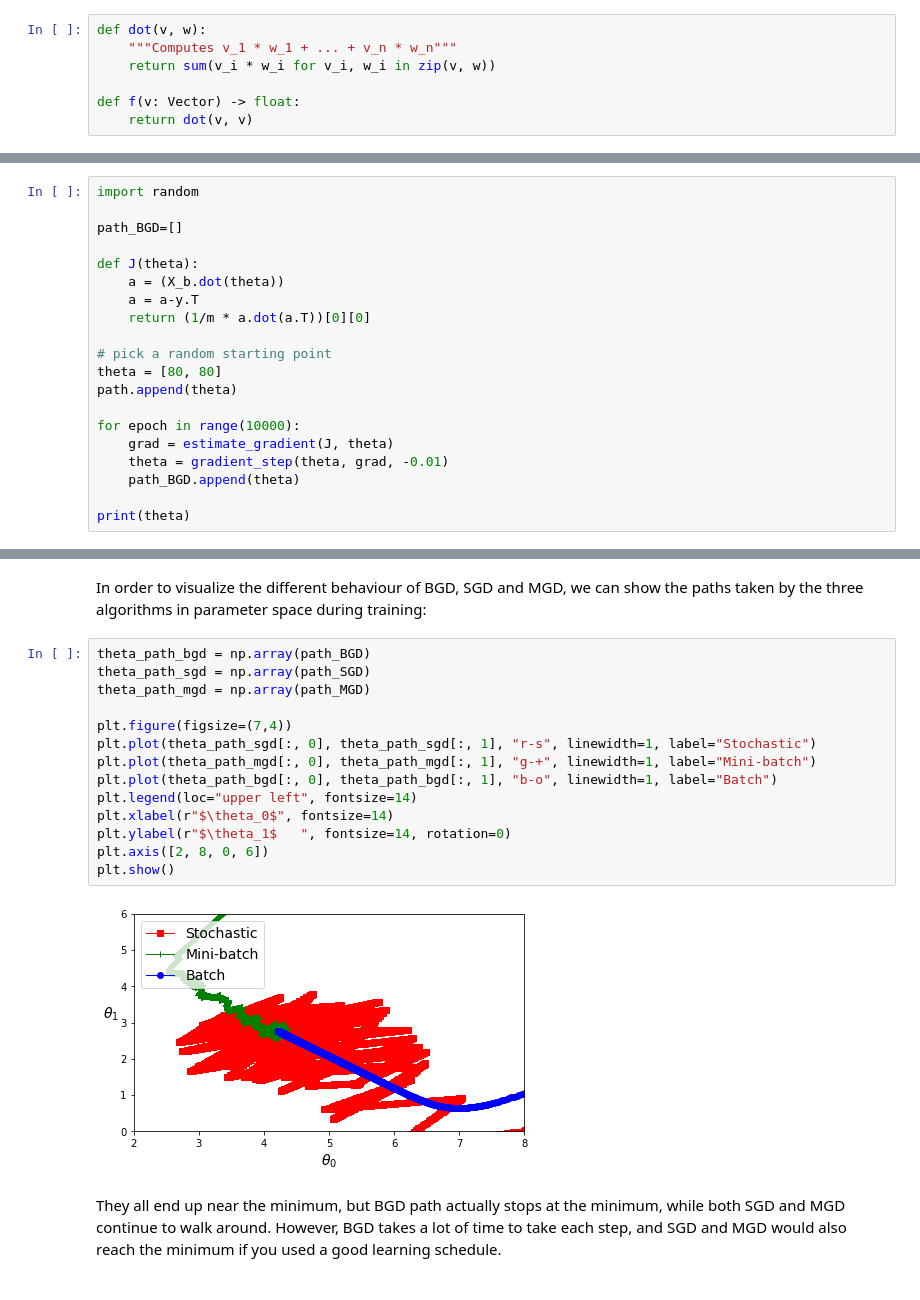
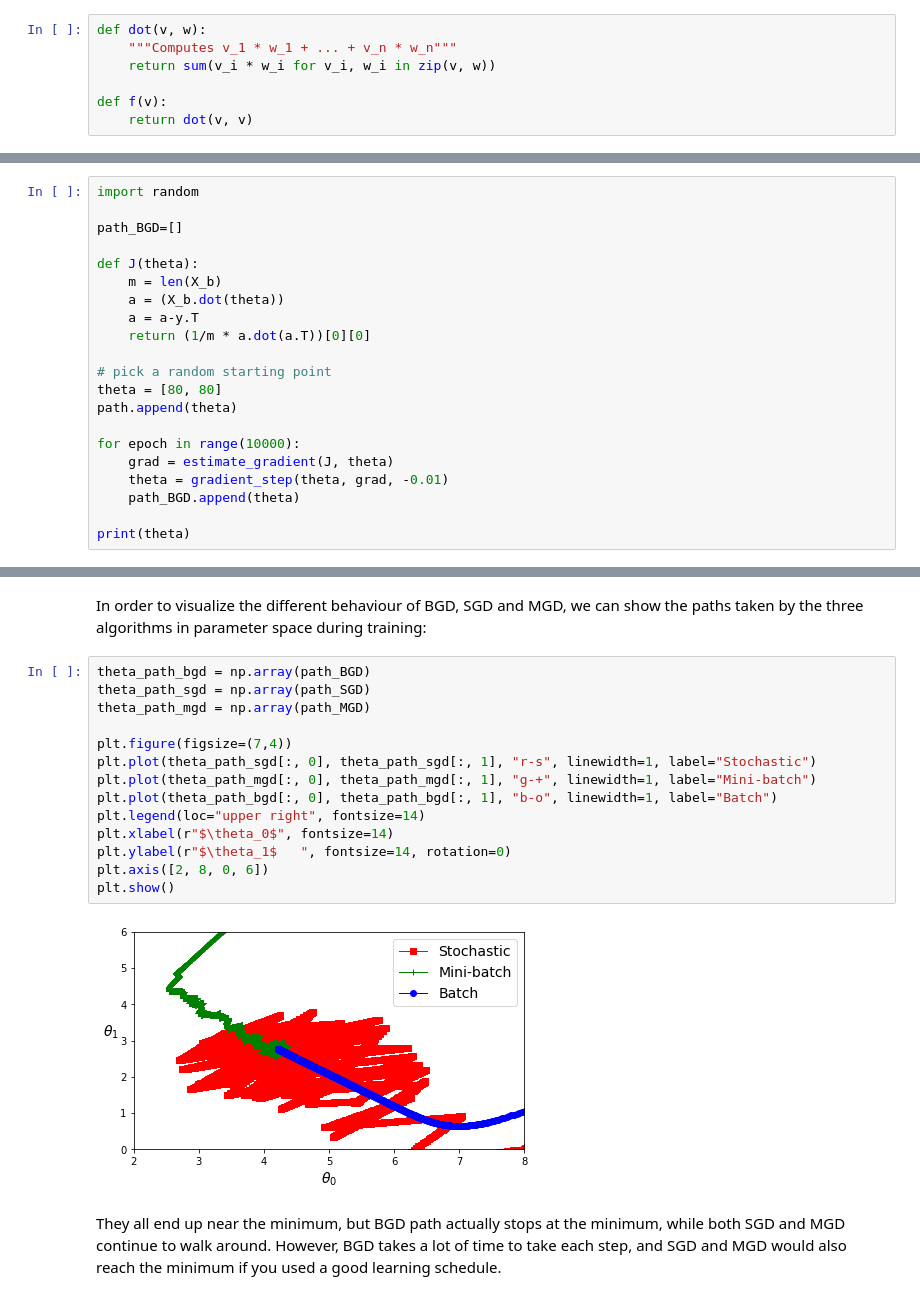
Before and after one commit to ethangillett/machine-learning_riccardoberta, a Jupyter notebook: 02-supervised-learning/01-linear-models.ipynb, the cells around one changed output, grey strips where cells are left out. Saved outputs shown, nothing was run; the diff lists cells and outputs as text.

```diff
--- a/02-supervised-learning/01-linear-models.ipynb
+++ b/02-supervised-learning/01-linear-models.ipynb
@@ -214,7 +214,7 @@ def dot(v, w):
     """Computes v_1 * w_1 + ... + v_n * w_n"""
     return sum(v_i * w_i for v_i, w_i in zip(v, w))
 
-def f(v: Vector) -> float:
+def f(v):
     return dot(v, v)
 # %%
 from mpl_toolkits.mplot3d import Axes3D
@@ -272,6 +272,7 @@ import random
 path_BGD=[]
 
 def J(theta):
+    m = len(X_b)
     a = (X_b.dot(theta))
     a = a-y.T
     return (1/m * a.dot(a.T))[0][0]
@@ -485,19 +486,19 @@ In order to visualize the different behaviour of BGD, SGD and MGD, we can show t
 # %%
 theta_path_bgd = np.array(path_BGD)
 theta_path_sgd = np.array(path_SGD)
 theta_path_mgd = np.array(path_MGD)
 
 plt.figure(figsize=(7,4))
 plt.plot(theta_path_sgd[:, 0], theta_path_sgd[:, 1], "r-s", linewidth=1, label="Stochastic")
 plt.plot(theta_path_mgd[:, 0], theta_path_mgd[:, 1], "g-+", linewidth=1, label="Mini-batch")
 plt.plot(theta_path_bgd[:, 0], theta_path_bgd[:, 1], "b-o", linewidth=1, label="Batch")
-plt.legend(loc="upper left", fontsize=14)
+plt.legend(loc="upper right", fontsize=14)
 plt.xlabel(r"$\theta_0$", fontsize=14)
 plt.ylabel(r"$\theta_1$   ", fontsize=14, rotation=0)
 plt.axis([2, 8, 0, 6])
 plt.show()
 # %% [output]
-[figure, old version]
+[figure, new version]
 # %% [markdown]
 They all end up near the minimum, but BGD path actually stops at the minimum, while both SGD and MGD continue to walk around. However, BGD takes a lot of time to take each step, and SGD and MGD would also reach the minimum if you used a good learning schedule.
 # %% [markdown]
```
